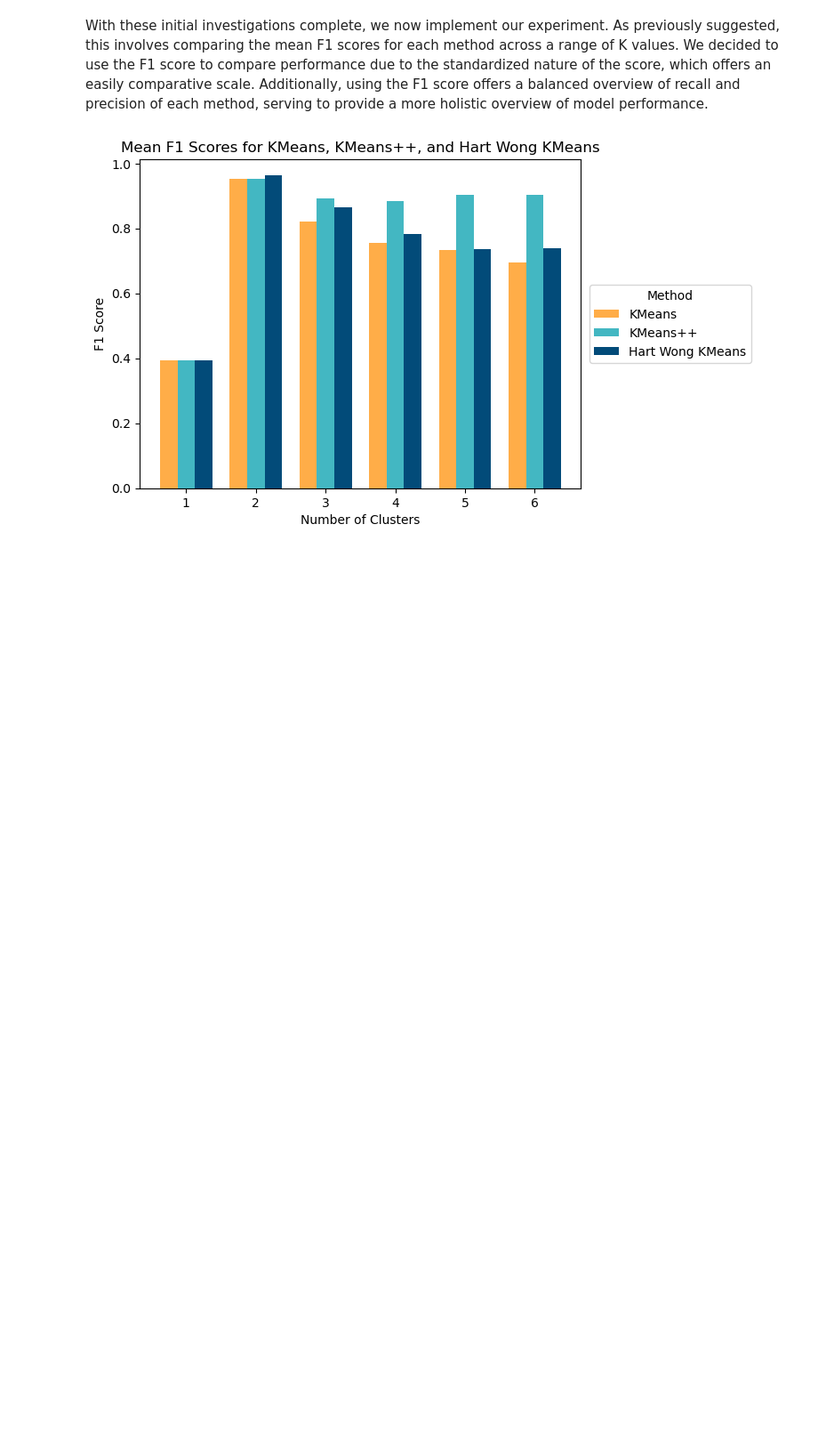
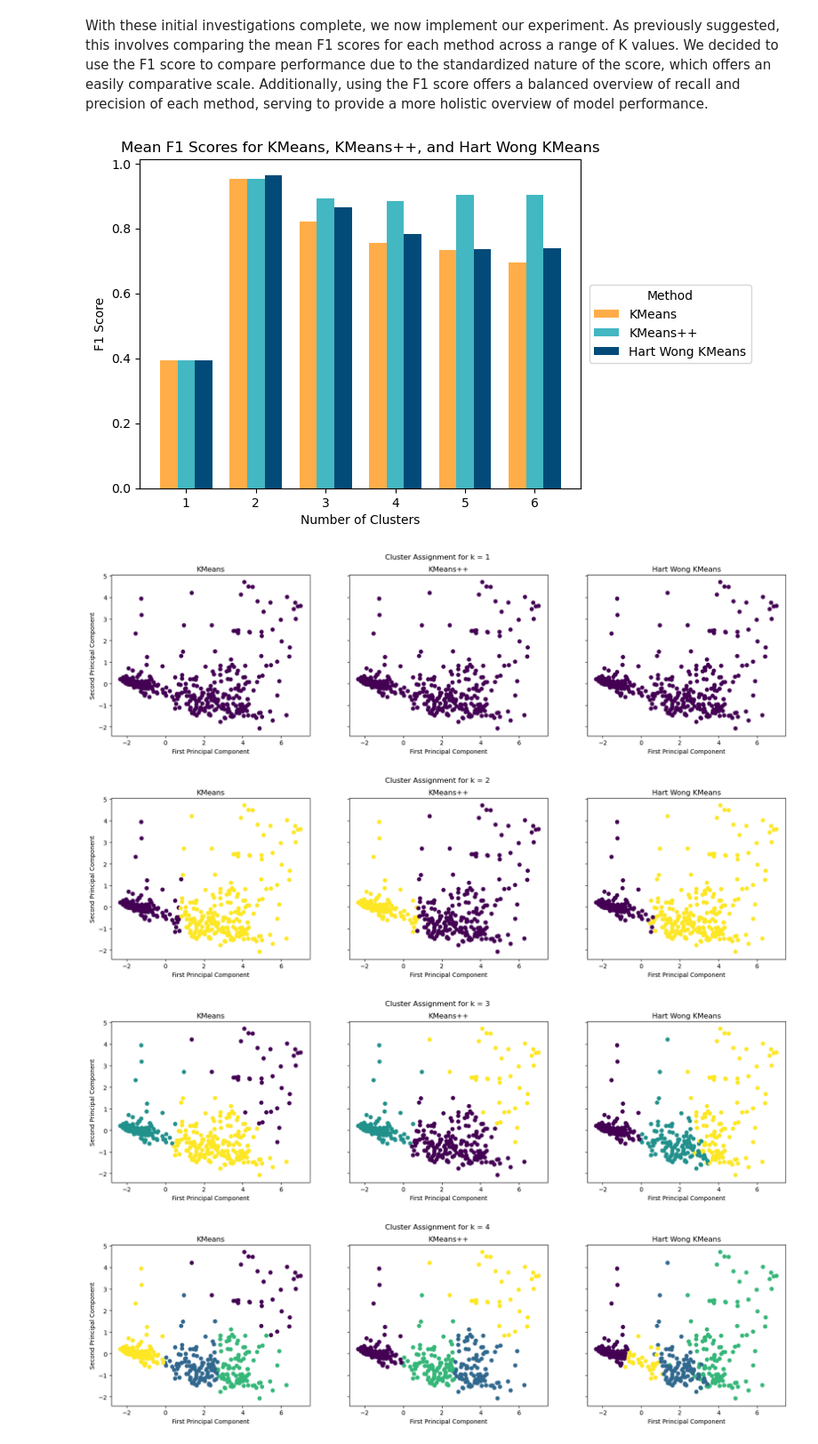
Before and after one commit to SciGuyTy/CSCI347FinalProject, a Jupyter notebook: Experiment.ipynb, the cells around one changed output. Shown at 89% size. Drawn from its saved outputs; the diff is of its cells as text; code cells hidden in the pictures; blank space fills up the shorter version.

```diff
--- a/Experiment.ipynb
+++ b/Experiment.ipynb
@@ -191,0 +187,42 @@ plt.show()
+# %%
+### Generate scatter plots for the three methods across the range of k values ###
+
+
+for k in num_clusters:
+    fig, axes = plt.subplots(1, 3)
+    fig.set_figwidth(20)
+
+    # Set figure title and labels
+    fig.suptitle(f"Cluster Assignment for k = {k}")
+
+    for axis in axes:
+        axis.set(xlabel = "First Principal Component", ylabel = "Second Principal Component")
+
+    # Generate and plot KMeans clustering
+    kmeans_assignments = KMeans(k, epsilon).fit(np.array(transformed_data))
+
+    axes[0].scatter(transformed_data[:,0], transformed_data[:,1], c = kmeans_assignments)
+    axes[0].set_title("KMeans")
+    axes[0].label_outer()
+
+    # Generate and plot KMeans++
+    kmeanspp_assignments = KMeans(k, epsilon, initialization_method = KMeansPlusPlus).fit(np.array(transformed_data))
+
+
+    axes[1].scatter(transformed_data[:,0], transformed_data[:,1], c = kmeanspp_assignments)
+    axes[1].set_title("KMeans++")
+    axes[1].label_outer()
+
+    # Generate and plot Hart Wong KMeans
+    hwkmeans_assignments = KMeans(k, epsilon, initialization_method = HartWongKMeans, is_batch_update = False).fit(np.array(transformed_data))
+
+    axes[2].scatter(transformed_data[:,0], transformed_data[:,1], c = hwkmeans_assignments)
+    axes[2].set_title("Hart Wong KMeans")
+    axes[2].label_outer()
+
+    plt.show()
+# %% [output]
+[figure, added]
+[figure, added]
+[figure, added]
+[figure, added]
```
Also changed, not shown: parts of 3 cells of this notebook.
